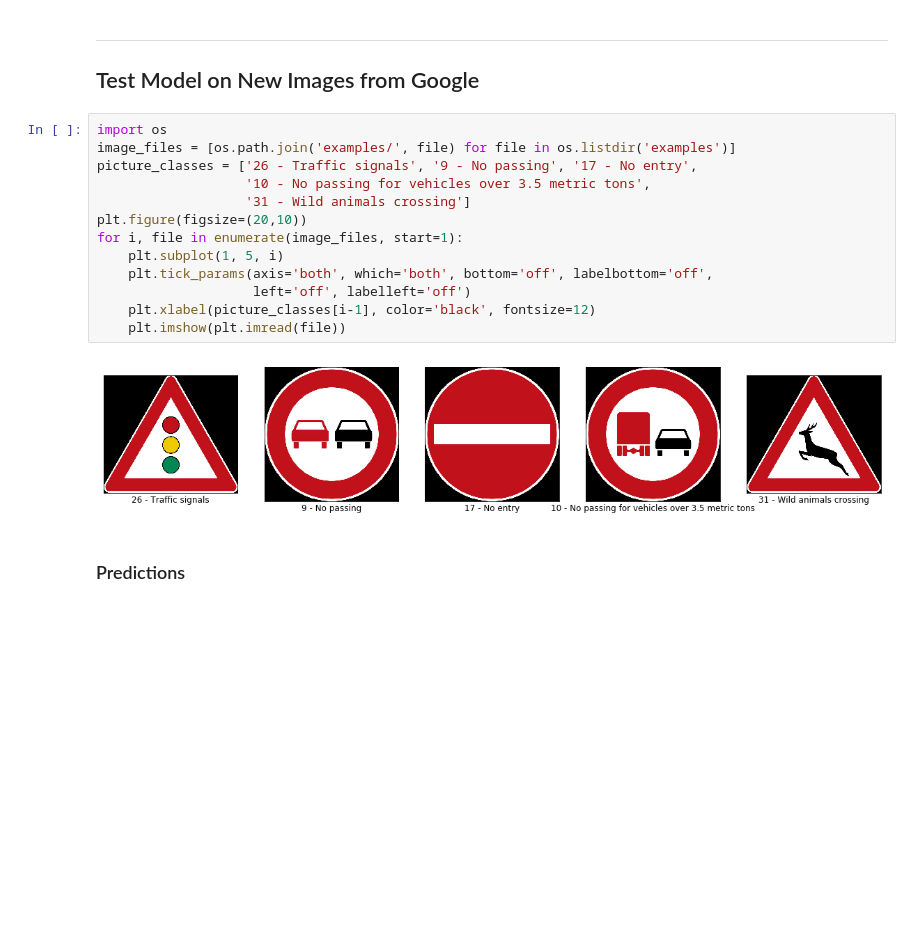
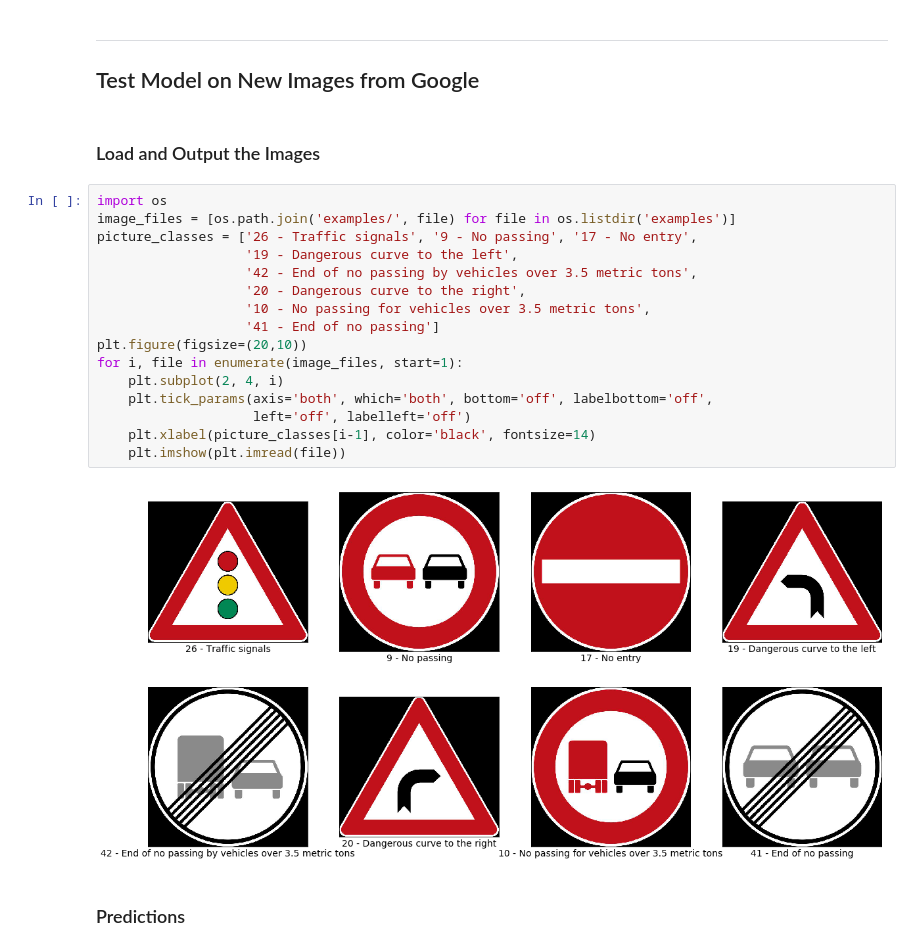
Before and after one commit to brycecf/CarND-Traffic-Sign-Classifier-Project, a Jupyter notebook: Traffic_Sign_Classifier.ipynb, the cells around one changed output. Saved outputs shown, nothing was run; the diff lists cells and outputs as text; blank space fills up the shorter version.

Commit message:
Added additional sign images. Intend to update with TensorFlow dataset, estimator, experiment pipeline.

```diff
--- a/Traffic_Sign_Classifier.ipynb
+++ b/Traffic_Sign_Classifier.ipynb
@@ -286,21 +283,26 @@ experiment_fn.train_and_evaluate()
 ---
 
 ## Test Model on New Images from Google
+# %% [markdown]
+### Load and Output the Images
 # %%
 import os
 image_files = [os.path.join('examples/', file) for file in os.listdir('examples')]
 picture_classes = ['26 - Traffic signals', '9 - No passing', '17 - No entry',
+                   '19 - Dangerous curve to the left',
+                   '42 - End of no passing by vehicles over 3.5 metric tons',
+                   '20 - Dangerous curve to the right',
                    '10 - No passing for vehicles over 3.5 metric tons',
-                   '31 - Wild animals crossing']
+                   '41 - End of no passing']
 plt.figure(figsize=(20,10))
 for i, file in enumerate(image_files, start=1):
-    plt.subplot(1, 5, i)
+    plt.subplot(2, 4, i)
     plt.tick_params(axis='both', which='both', bottom='off', labelbottom='off',
                     left='off', labelleft='off')
-    plt.xlabel(picture_classes[i-1], color='black', fontsize=12)
+    plt.xlabel(picture_classes[i-1], color='black', fontsize=14)
     plt.imshow(plt.imread(file))
 # %% [output]
-[figure, old version]
+[figure, new version]
 # %% [markdown]
 ### Predictions
 # %%
```
Also changed, not shown: parts of 11 cells of this notebook, 16 other files.
